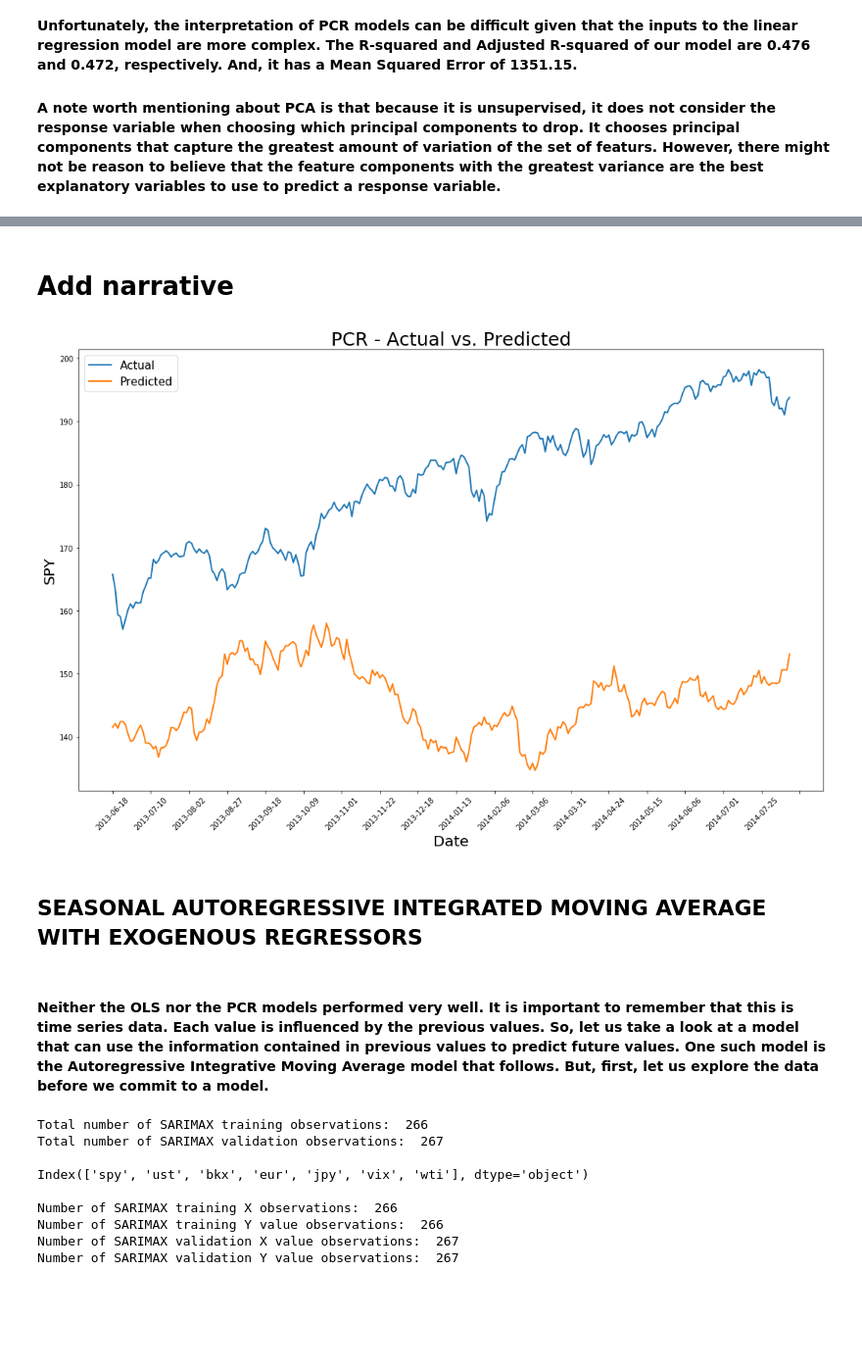
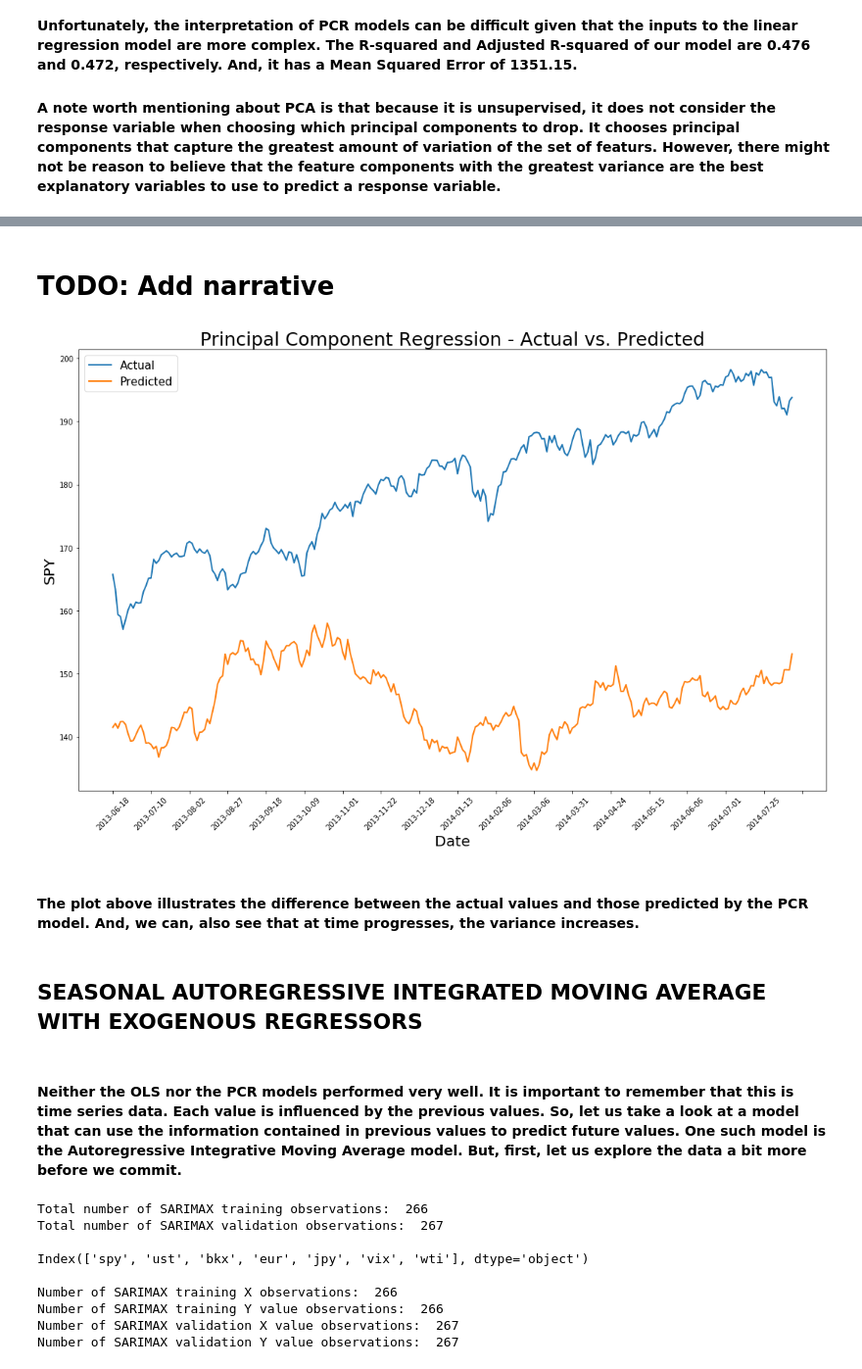
Before and after one commit to justinbosscher/SPY_model, a Jupyter notebook: SPY_model.ipynb, the cells around one changed output, grey strips where cells are left out. Shown at 98% size. Drawn from its saved outputs; the diff is of its cells as text; code cells hidden in the pictures; blank space fills up the shorter version.

```diff
--- a/SPY_model.ipynb
+++ b/SPY_model.ipynb
@@ -979,24 +986,26 @@ Text(0, 0.5, 'Residuals')
 # %% [markdown]
-# Add narrative
+# TODO: Add narrative
 # %%
 # Plot actual and fitted values
 f = plt.figure(figsize=(15,10))
 ax = f.add_subplot(111)
 plt.plot(train_pcr_val_Y, linewidth=2, label='Actual')
 plt.plot(train_pcr_y_hat, linewidth=2, label='Predicted')
-plt.title("PCR - Actual vs. Predicted", size=25)
+plt.title("Principal Component Regression - Actual vs. Predicted", size=25)
 ax.set_xlabel('Date', size=20)
 plt.xticks(rotation=45)
 ax.xaxis.set_major_locator(plt.MaxNLocator(25))
 ax.set_ylabel('SPY', size=20)
 plt.legend(loc='upper left', prop={'size':15})
 plt.tight_layout()
 # %% [output]
-[figure, old version]
+[figure, new version]
+# %% [markdown]
+#### The plot above illustrates the difference between the actual values and those predicted by the PCR model. And, we can, also see that at time progresses, the variance increases.
 # %% [markdown]
 ## SEASONAL AUTOREGRESSIVE INTEGRATED MOVING AVERAGE WITH EXOGENOUS REGRESSORS
 # %% [markdown]
-#### Neither the OLS nor the PCR models performed very well. It is important to remember that this is time series data. Each value is influenced by the previous values. So, let us take a look at a model that can use the information contained in previous values to predict future values. One such model is the Autoregressive Integrative Moving Average model that follows. But, first, let us explore the data before we commit to a model.
+#### Neither the OLS nor the PCR models performed very well. It is important to remember that this is time series data. Each value is influenced by the previous values. So, let us take a look at a model that can use the information contained in previous values to predict future values. One such model is the Autoregressive Integrative Moving Average model. But, first, let us explore the data a bit more before we commit.
 # %%
 # Train / Val split
 
```
Also changed, not shown: parts of 45 cells of this notebook.
